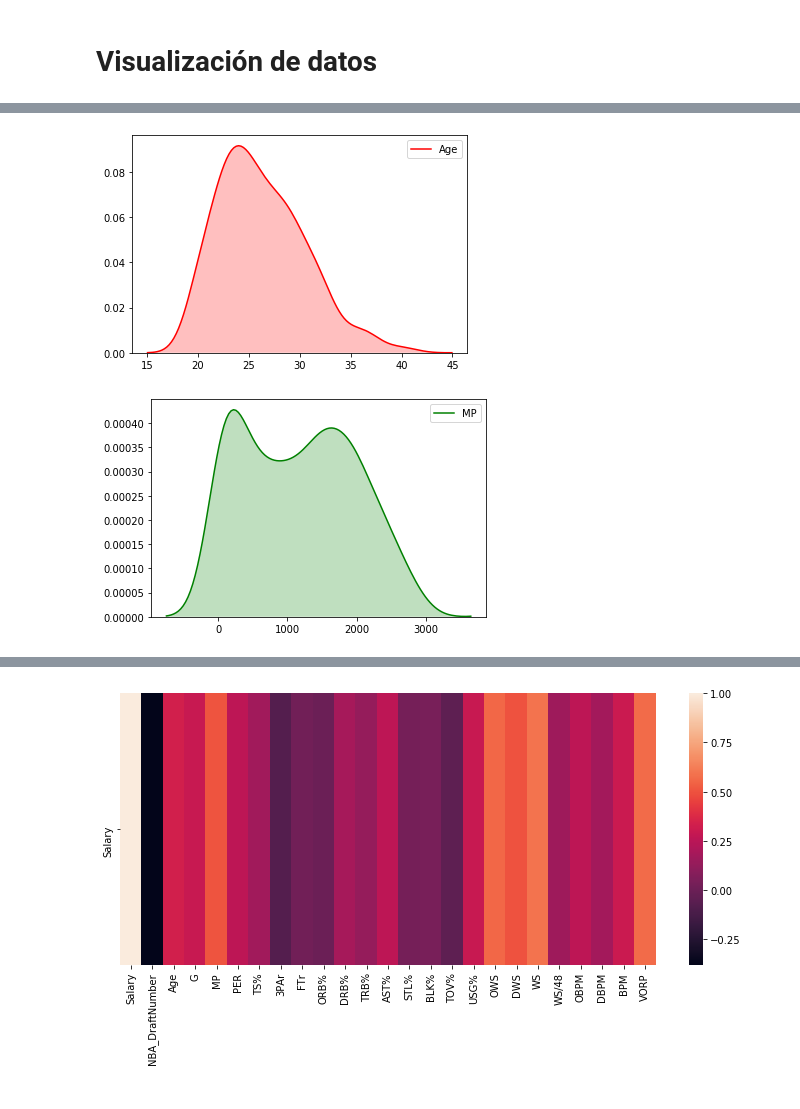
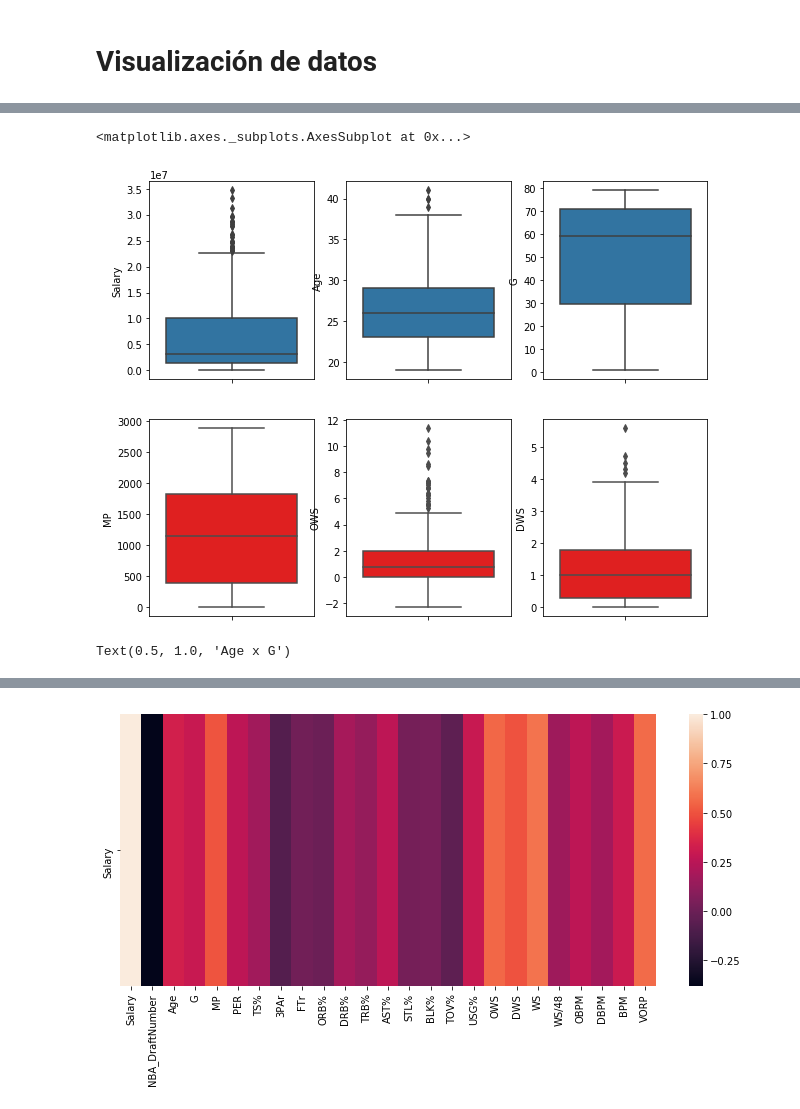
Before and after one commit to NicolasB2/NBA_Salaries, a Jupyter notebook: NBA Salary.ipynb, the cells around one changed output, grey strips where cells are left out. Saved outputs shown, nothing was run; the diff lists cells and outputs as text; code cells hidden in the pictures.

Commit message:
subplot data

```diff
--- a/NBA Salary.ipynb
+++ b/NBA Salary.ipynb
@@ -147,10 +124,37 @@ ax = sn.kdeplot(s, shade=True, color="b")
-# %%
-d = data.iloc[:,4]
-ax = sn.kdeplot(d, shade=True, color="r")
-# %% [output]
-[figure, removed]
-# %%
-d = data.iloc[:,7]
-ax = sn.kdeplot(d, shade=True, color="g")
-# %% [output]
-[figure, removed]
+# %%
+fig = plt.figure(figsize=(10,8))
+
+plt.subplot(2,3,1)
+sn.boxplot('Salary', data=data, orient='v')
+
+plt.subplot(2,3,2)
+sn.boxplot('Age', data=data, orient='v')
+
+plt.subplot(2,3,3)
+sn.boxplot('G', data=data, orient='v')
+
+plt.subplot(2,3,4)
+sn.boxplot('MP', data=data, orient='v', color="r")
+
+plt.subplot(2,3,5)
+sn.boxplot('OWS', data=data, orient='v', color="r")
+
+plt.subplot(2,3,6)
+sn.boxplot('DWS', data=data, orient='v', color="r")
+# %% [output]
+<matplotlib.axes._subplots.AxesSubplot at 0x...>
+[figure, added]
+# %%
+fig = plt.figure(figsize=(12,5))
+ax = sn.boxplot('Age', 'Salary', data=data, orient='v')
+ax.set_title("Age x Salary")
+
+fig = plt.figure(figsize=(12,5))
+ax = sn.boxplot('Age', 'MP', data=data, orient='v')
+ax.set_title("Age x MP")
+
+fig = plt.figure(figsize=(12,5))
+ax = sn.boxplot('Age', 'G', data=data, orient='v')
+ax.set_title("Age x G")
+# %% [output]
+Text(0.5, 1.0, 'Age x G')
```
Also changed, not shown: parts of 8 cells of this notebook.
